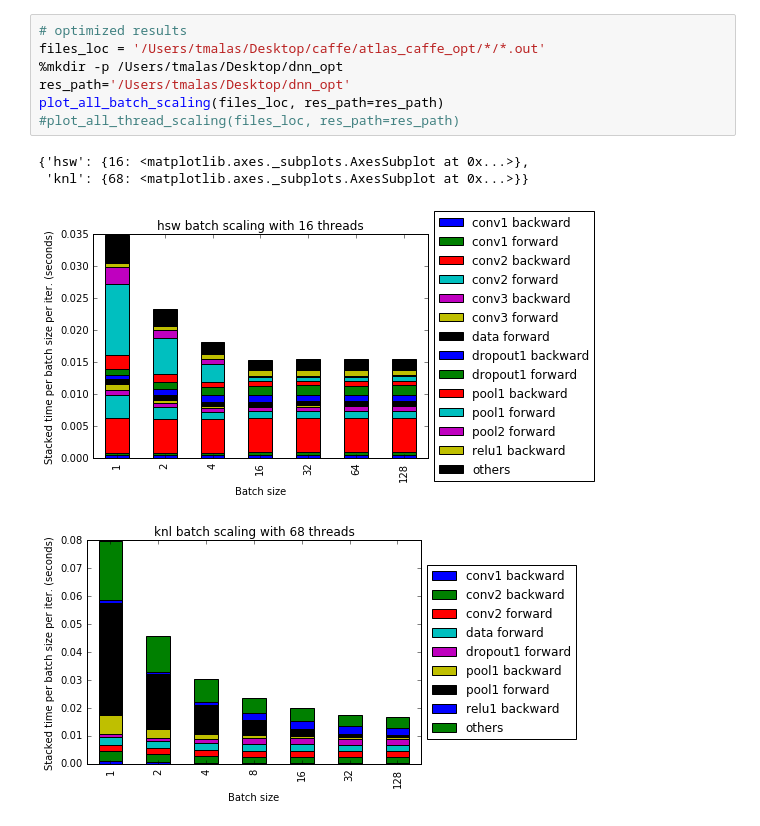
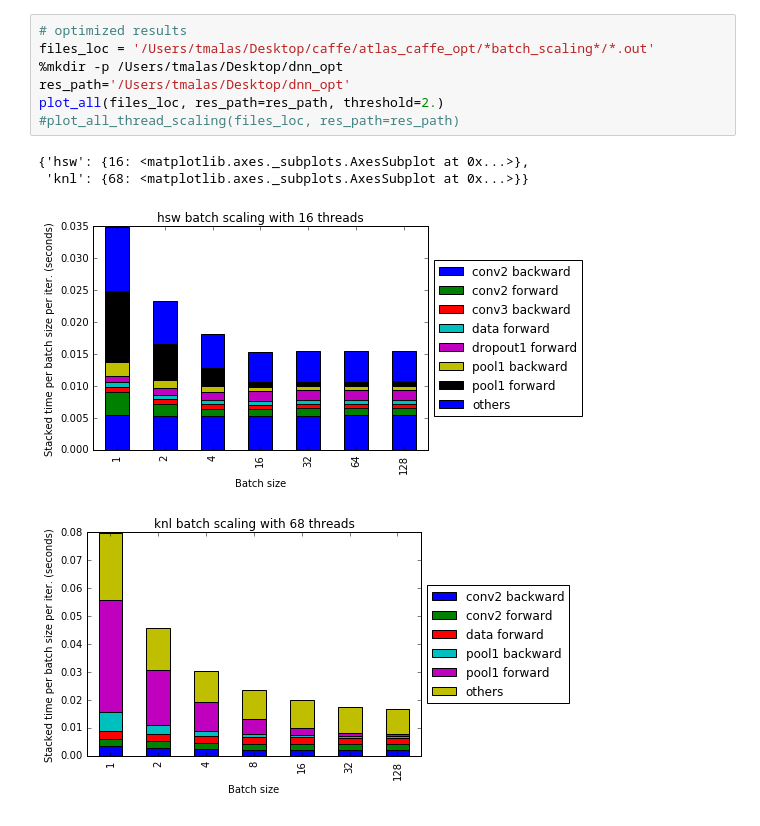
Before and after one commit to azrael417/caffe, a Jupyter notebook: scripts/analysis/parse_caffe_time.ipynb, the cells around one changed output. Cells and saved outputs as stored; diff of their text form.

```diff
--- a/scripts/analysis/parse_caffe_time.ipynb
+++ b/scripts/analysis/parse_caffe_time.ipynb
@@ -190,15 +177,15 @@ def plot_all_thread_scaling(f_wildcard, threshold=1.0, res_path=''):
 # %%
 # optimized results
-files_loc = '/Users/tmalas/Desktop/caffe/atlas_caffe_opt/*/*.out'
+files_loc = '/Users/tmalas/Desktop/caffe/atlas_caffe_opt/*batch_scaling*/*.out'
 %mkdir -p /Users/tmalas/Desktop/dnn_opt
 res_path='/Users/tmalas/Desktop/dnn_opt'
-plot_all_batch_scaling(files_loc, res_path=res_path)
+plot_all(files_loc, res_path=res_path, threshold=2.)
 #plot_all_thread_scaling(files_loc, res_path=res_path)
 # %% [output]
 {'hsw': {16: <matplotlib.axes._subplots.AxesSubplot at 0x...>},
  'knl': {68: <matplotlib.axes._subplots.AxesSubplot at 0x...>}}
-[figure, old version]
+[figure, new version]
-[figure, old version]
+[figure, new version]
 # %%
 # first results (unoptimized)
 files_loc = '/Users/tmalas/Desktop/caffe/first_atlas_caffe_results/*/*.out'
```
Also changed, not shown: parts of 3 cells of this notebook.
